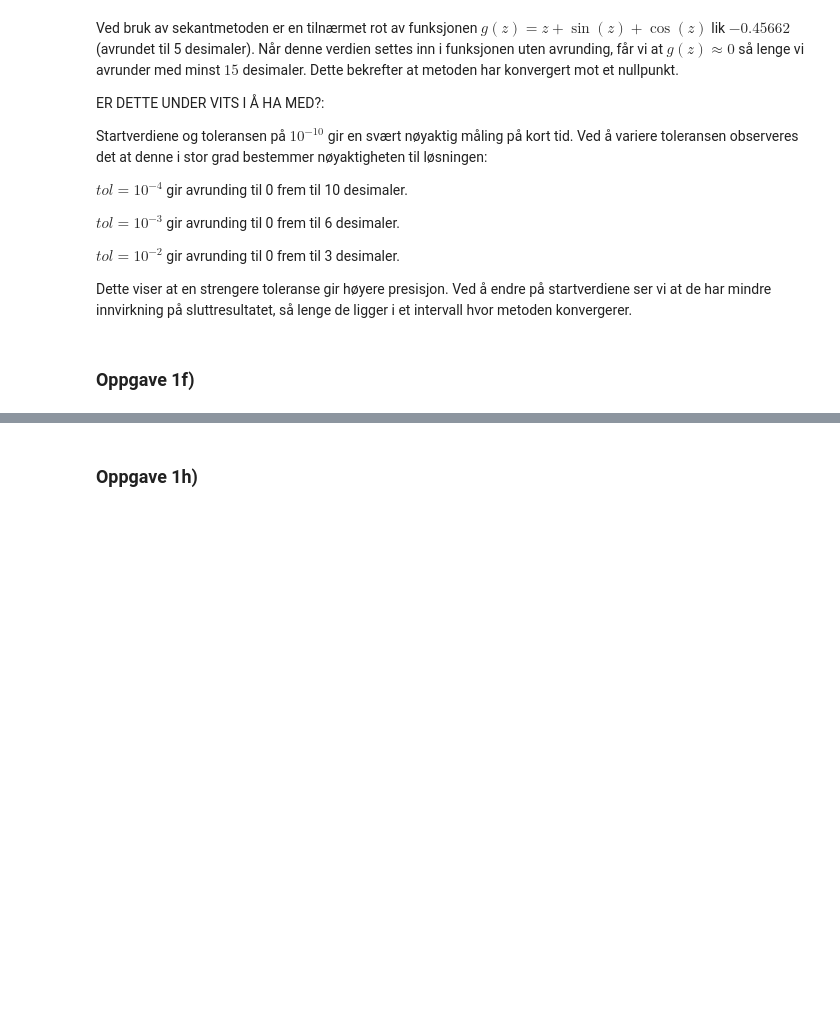
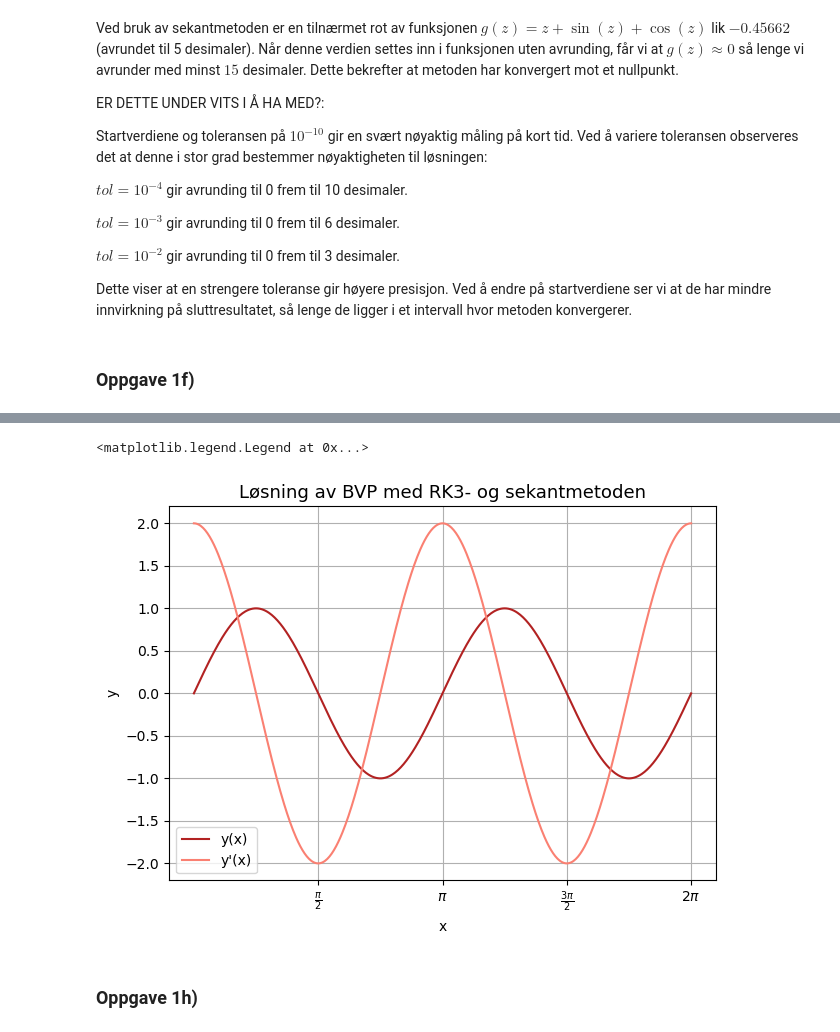
Before and after one commit to cfure3-svg/prosjekt3, a Jupyter notebook: prosjekt3.ipynb, the cells around one changed output, grey strips where cells are left out. Drawn from its saved outputs; the diff is of its cells as text; code cells hidden in the pictures; blank space fills up the shorter version.

```diff
--- a/prosjekt3.ipynb
+++ b/prosjekt3.ipynb
@@ -262,3 +227,56 @@ ValueError: too many values to unpack (expected 4)
+# %%
+# Oppgitte startverdier
+y_start = 0         # startpunkt [y(0) = 0]
+y_slutt = 0         # endepunkt [y(2pi) = 0]
+x_start = 0
+x_slutt = 2*np.pi
+
+# Parametere
+b0 = 0          # b er verdien som gir yb(2pi) = 0
+b1 = np.pi
+h_0 = np.pi / 100
+alpha = 0.8
+tol = 10e-7
+# funksjonen f, er lik som i 1c) => gjenbruker samme
+
+# 1.) Løser IVP for en gitt ukjent startverdi b
+def løsning_IVP_med_b (b):
+    y_0 = np.array([0, b])
+    _, y_verdier_med_b, _, _, _ = rk3(x_start, x_slutt, y_0, h_0, tol, alpha, f)
+                                # returnerer: x_verdier, y_verdier, h_verdier, n, m
+
+    return y_verdier_med_b[-1, 0]   #sluttverdien y[2pi, b]
+
+# 2.) Residualen F(b) = y[2pi, b] - y(2pi)
+def residual(b):
+    return løsning_IVP_med_b(b) - y_slutt
+
+# 3.) Finner hva b er med sekant_metoden fra 1e)
+riktig_b = sekant_metoden(residual, b0, b1, tol)
+
+# 4.) Løser BVP med RK3 metoden og riktig_b
+y_0_med_riktig_b = np.array([0, riktig_b])
+x_verdier_f, y_verdier_f, h_f, n_f, m_f = rk3(x_start, x_slutt, y_0_med_riktig_b, h_0, tol, alpha, f)
+
+# Plot for y(x) og y'(x)
+plt.plot(x_verdier_f, y_verdier_f[:,0], color = "firebrick", label = "y(x)")
+plt.plot(x_verdier_f, y_verdier_f[:,1], color = "salmon", label = "y'(x)")
+
+plt.title("Løsning av BVP med RK3- og sekantmetoden", size = 13)
+plt.xlabel("x")     # HVA SKAL AKSENAVNENE VÆRE?
+plt.ylabel("y")
+
+# Endrer x-aksen til å ha pi
+ticks = [0.5*np.pi, np.pi, 1.5*np.pi, 2*np.pi]
+labels = [r'$\frac{\pi}{2}$', r'$\pi$', r'$\frac{3\pi}{2}$', r'$2\pi$']
+plt.xticks(ticks, labels)
+
+plt.tight_layout()
+plt.grid(True)
+plt.legend()
+# %% [output]
+<matplotlib.legend.Legend at 0x...>
+[figure, added]
 # %% [markdown]
 ### Oppgave 1h)
 # %%
```
Also changed, not shown: parts of 1 cell of this notebook.
